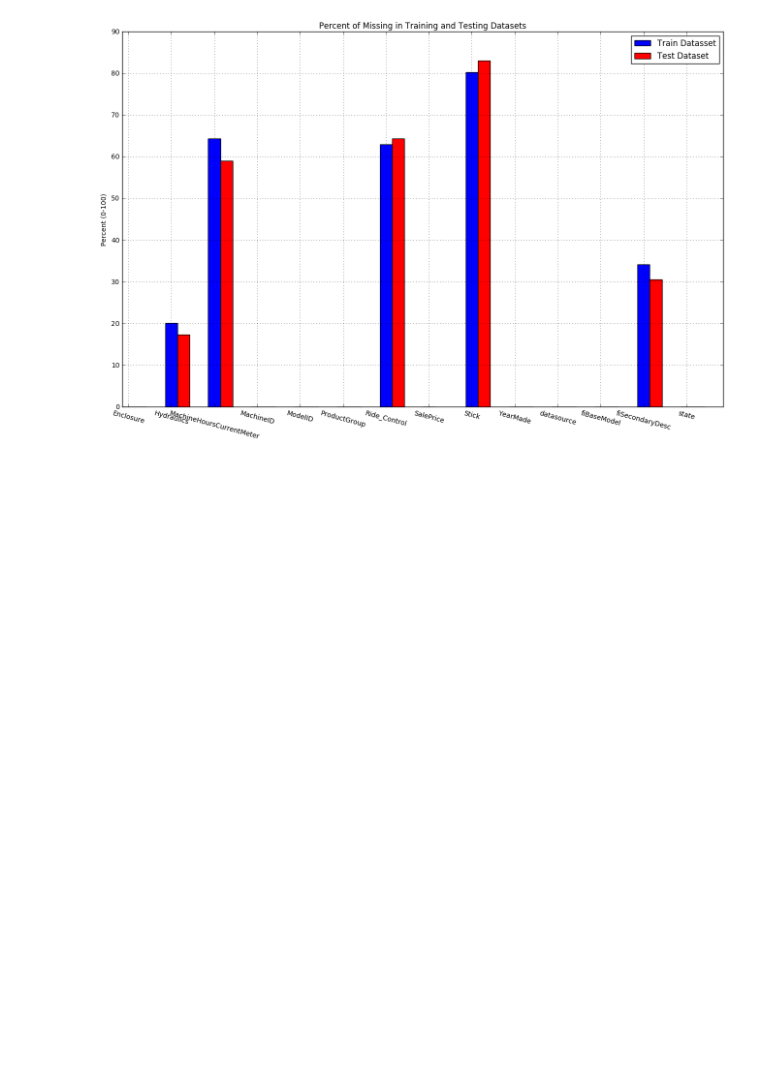
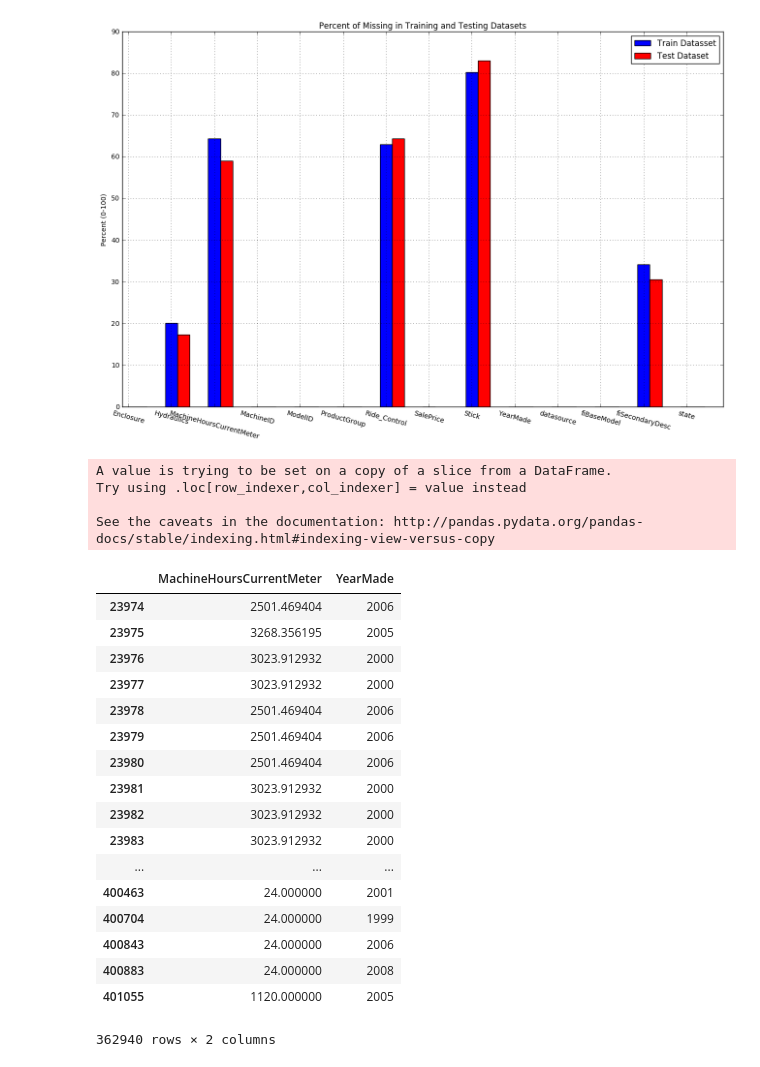
Before and after one commit to aflaisler/case_study_w4d5, a Jupyter notebook: src/EDA.ipynb, the cells around one changed output. Saved outputs shown, nothing was run; the diff lists cells and outputs as text; code cells hidden in the pictures; blank space fills up the shorter version.

```diff
--- a/src/EDA.ipynb
+++ b/src/EDA.ipynb
@@ -120,0 +146,25 @@ def load_data(filename):
+# %%
+#impute values for Machine hours
+df_usage=df[['MachineHoursCurrentMeter','YearMade']]
+
+df_usage_vals = df_usage.dropna()
+
+mask_missing = df_usage.isnull().any(axis=1)
+df_usage_missing = df_usage[mask_missing]
+
+y_impute = df_usage_vals['MachineHoursCurrentMeter']
+x_impute = df_usage_vals.drop(['MachineHoursCurrentMeter'], axis = 1)
+
+#create a Random Forest to fill in machine hour nans
+rf_usage = RandomForestRegressor()
+rf_usage.fit(x_impute, y_impute)
+preds_usage  = rf_usage.predict(df_usage_missing.drop(['MachineHoursCurrentMeter'], axis = 1))
+
+#smoosh them back together
+df_usage_missing['MachineHoursCurrentMeter']=pd.Series(preds_usage, index=df_usage_missing.index)
+df_usage_total= pd.concat([df_usage_missing, df_usage_vals], axis=0)
+# %% [output]
+A value is trying to be set on a copy of a slice from a DataFrame.
+Try using .loc[row_indexer,col_indexer] = value instead
+
+See the caveats in the documentation: http://pandas.pydata.org/pandas-docs/stable/indexing.html#indexing-view-versus-copy
@@ -121 +173,22 @@ def load_data(filename):
+# %%
+df_usage_total
+# %% [output]
+|  | MachineHoursCurrentMeter | YearMade |
+| 23974 | 2501.469404 | 2006 |
+| 23975 | 3268.356195 | 2005 |
+| 23976 | 3023.912932 | 2000 |
+| 23977 | 3023.912932 | 2000 |
+| 23978 | 2501.469404 | 2006 |
+| 23979 | 2501.469404 | 2006 |
+| 23980 | 2501.469404 | 2006 |
+| 23981 | 3023.912932 | 2000 |
+| 23982 | 3023.912932 | 2000 |
+| 23983 | 3023.912932 | 2000 |
+| ... | ... | ... |
+| 400463 | 24.000000 | 2001 |
+| 400704 | 24.000000 | 1999 |
+| 400843 | 24.000000 | 2006 |
+| 400883 | 24.000000 | 2008 |
+| 401055 | 1120.000000 | 2005 |
+362940 rows × 2 columns
 # %%
```
Also changed, not shown: parts of 21 cells of this notebook.
